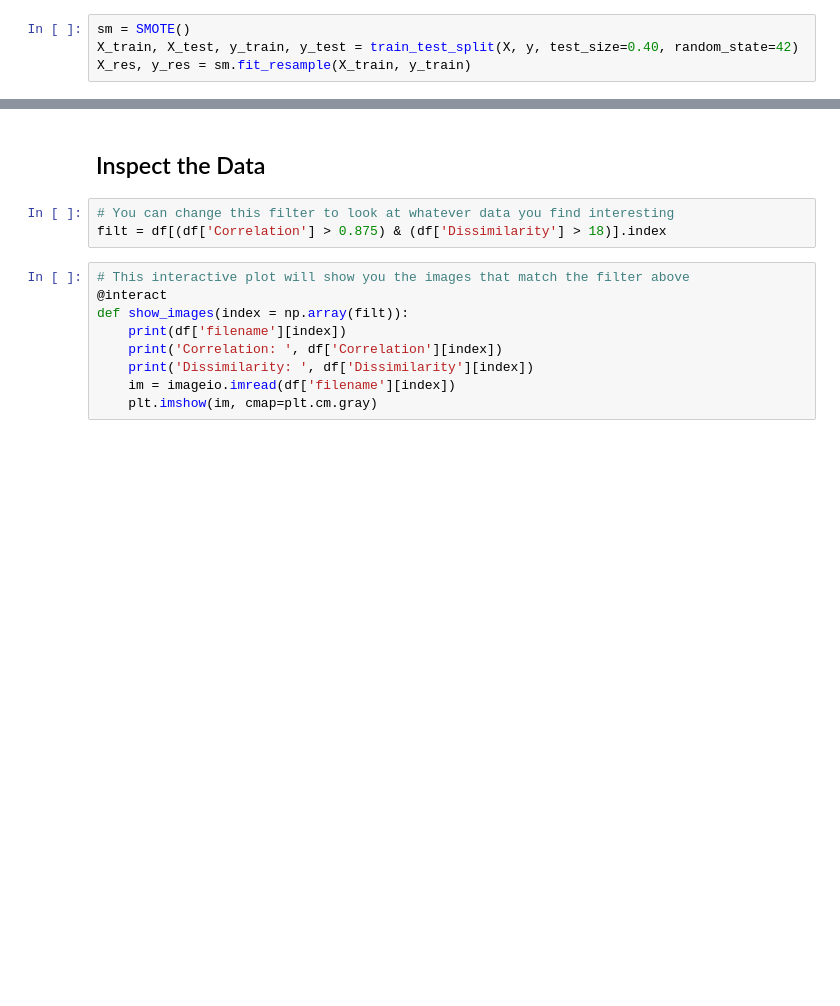
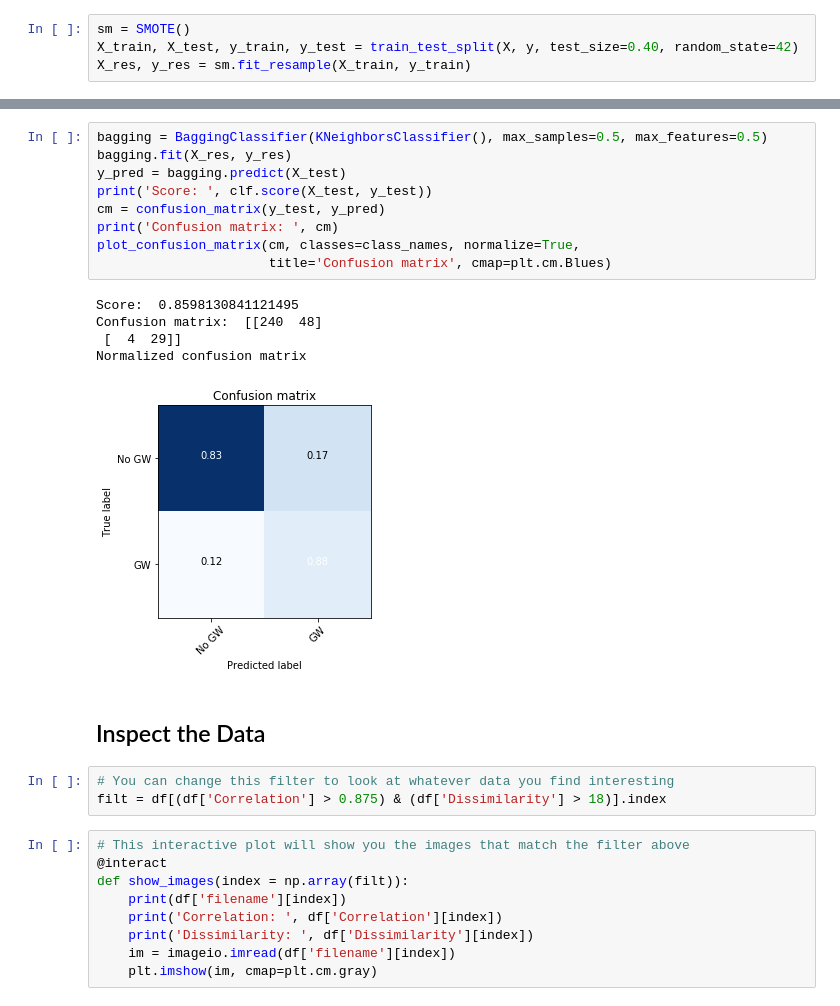
Before and after one commit to wcarande/gravity_waves, a Jupyter notebook: code/notebooks/raa_plotting.ipynb, the cells around one changed output, grey strips where cells are left out. Cells and saved outputs as stored; diff of their text form; blank space fills up the shorter version.

Commit message:
Improved classification with bagging classifier

```diff
--- a/code/notebooks/raa_plotting.ipynb
+++ b/code/notebooks/raa_plotting.ipynb
@@ -167,3 +175,18 @@ Normalized confusion matrix
+# %%
+bagging = BaggingClassifier(KNeighborsClassifier(), max_samples=0.5, max_features=0.5)
+bagging.fit(X_res, y_res)
+y_pred = bagging.predict(X_test)
+print('Score: ', clf.score(X_test, y_test))
+cm = confusion_matrix(y_test, y_pred)
+print('Confusion matrix: ', cm)
+plot_confusion_matrix(cm, classes=class_names, normalize=True,
+                      title='Confusion matrix', cmap=plt.cm.Blues)
+# %% [output]
+Score:  0.8598130841121495
+Confusion matrix:  [[240  48]
+ [  4  29]]
+Normalized confusion matrix
+[figure, added]
 # %% [markdown]
 ## Inspect the Data
 # %%
```
Also changed, not shown: parts of 6 cells of this notebook.
